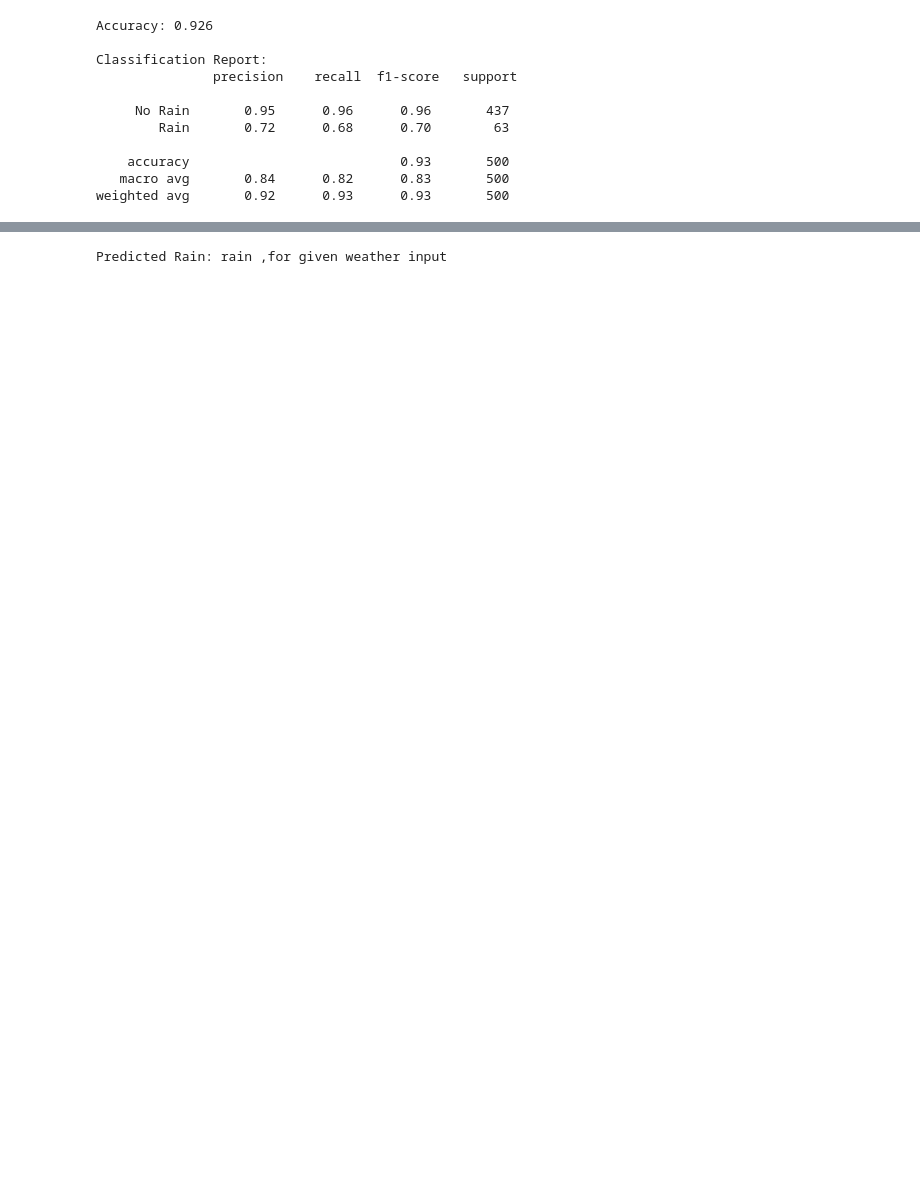
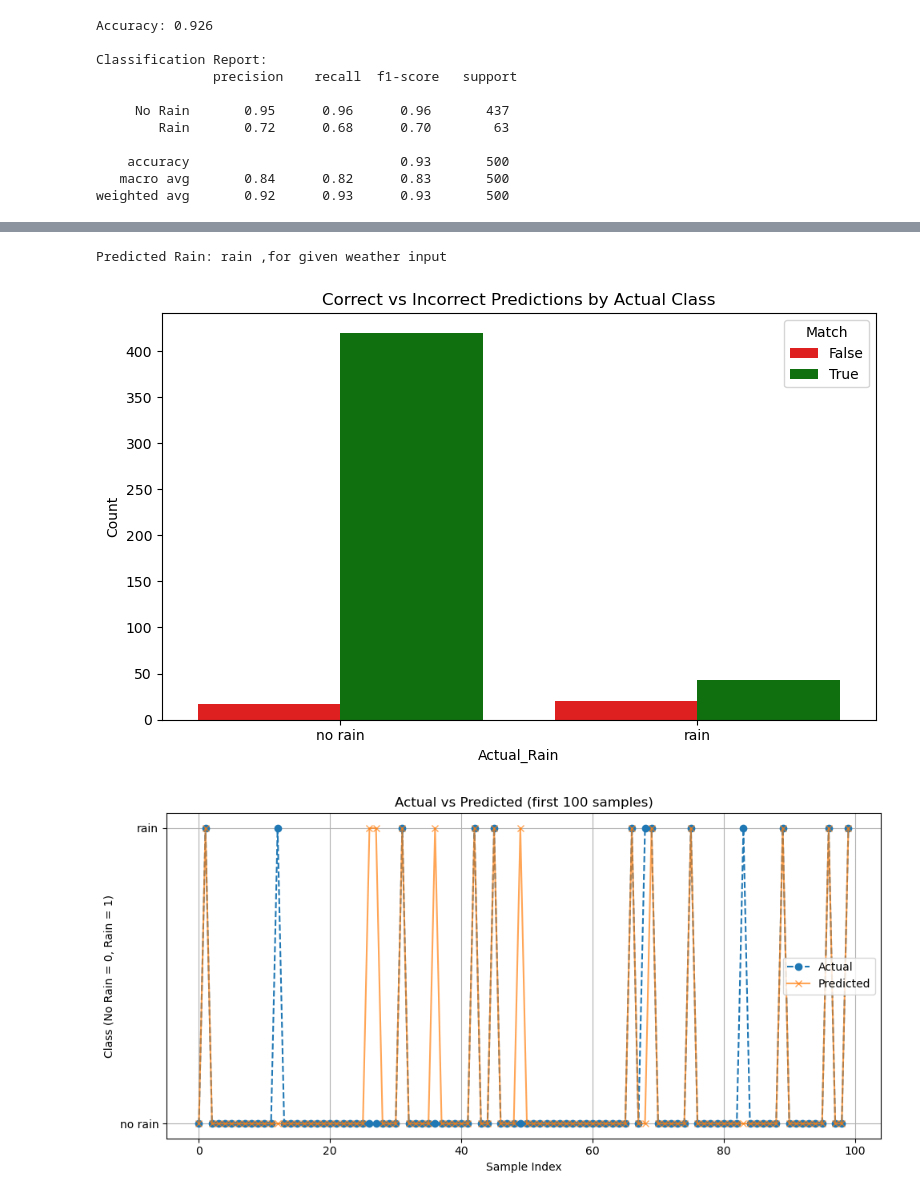
Before and after one commit to badtzmaruu/MLG382-CYO, a Jupyter notebook: Notebooks/Logistic_Regression_Train.ipynb, the cells around one changed output, grey strips where cells are left out. Drawn from its saved outputs; the diff is of its cells as text; code cells hidden in the pictures; blank space fills up the shorter version.

Commit message:
Added graphs to models and changed predictions saved directories

```diff
--- a/Notebooks/Logistic_Regression_Train.ipynb
+++ b/Notebooks/Logistic_Regression_Train.ipynb
@@ -9,6 +9,7 @@ import seaborn as sns
 import matplotlib.pyplot as plt
 import pickle
 from sklearn.model_selection import GridSearchCV
+from sklearn.metrics import roc_curve, auc, precision_recall_curve
 
 #Step 1: Import CSVs
 df_train = pd.read_csv('../Data/train_data.csv', delimiter=",")
@@ -67,7 +68,7 @@ plt.show()
 comparison_df = X_test.copy()
 comparison_df["Actual Rain"] = y_test.values
 comparison_df["Predicted Rain"] = predictions
-comparison_df.to_csv("../Artifacts/regression_prediction.csv", index=False)
+comparison_df.to_csv("../Data/regression_prediction.csv", index=False)
 
 #Prediction function
 def predict_weather(input_string):
@@ -79,30 +80,85 @@ def predict_weather(input_string):
     # Create DataFrame from input
     df_input = pd.DataFrame([input_data], columns=columns)
 
     # Convert numerical values from strings to floats
     df_input = df_input.apply(pd.to_numeric, errors='ignore')
 
     # Predict using the loaded model
     prediction = ln.predict(df_input)
 
     return prediction[0]
 
 #Example testing input from the csv file
 weather_input = "20.5,65,13.2,60,1012"
 
 #Print predicted grade
 print(f"Predicted Rain: {predict_weather(weather_input)} ,for given weather input")
+
+#Match Info for Bar Plot
+comparison_df["Actual_Rain"] = y_test
+comparison_df["Predicted_Rain"] = predictions
+comparison_df["Match"] = comparison_df["Actual_Rain"] == comparison_df["Predicted_Rain"]
+
+#Match Count Plot
+plt.figure(figsize=(8, 5))
+sns.countplot(data=comparison_df, x="Actual_Rain", hue="Match", palette={True: "green", False: "red"})
+plt.title("Correct vs Incorrect Predictions by Actual Class")
+plt.ylabel("Count")
+plt.tight_layout()
+plt.show()
+
+#Actual vs Predicted Scatter (first 100 samples)
+plt.figure(figsize=(10, 5))
+plt.plot(comparison_df["Actual_Rain"].values[:100], label="Actual", marker='o', linestyle='--')
+plt.plot(comparison_df["Predicted_Rain"].values[:100], label="Predicted", marker='x', alpha=0.7)
+plt.legend()
+plt.title("Actual vs Predicted (first 100 samples)")
+plt.xlabel("Sample Index")
+plt.ylabel("Class (No Rain = 0, Rain = 1)")
+plt.grid(True)
+plt.tight_layout()
+plt.show()
+
+#ROC Curve
+if hasattr(ln, "predict_proba"):
+    probs = ln.predict_proba(X_test_scaled)
+    probs_positive_class = probs[:, 1]
+    fpr, tpr, _ = roc_curve(y_test, probs_positive_class, pos_label='rain' if y_test.dtype == object else 1)
+    roc_auc = auc(fpr, tpr)
+
+    plt.figure(figsize=(7, 5))
+    plt.plot(fpr, tpr, color='blue', label=f"ROC Curve (AUC = {roc_auc:.2f})")
+    plt.plot([0, 1], [0, 1], linestyle='--', color='gray')
+    plt.xlabel("False Positive Rate")
+    plt.ylabel("True Positive Rate")
+    plt.title("ROC Curve")
+    plt.legend()
+    plt.tight_layout()
+    plt.show()
+
+    #Precision-Recall Curve
+    precision, recall, _ = precision_recall_curve(y_test, probs_positive_class, pos_label='rain' if y_test.dtype == object else 1)
+    plt.figure(figsize=(7, 5))
+    plt.plot(recall, precision, marker='.')
+    plt.title('Precision-Recall Curve')
+    plt.xlabel('Recall')
+    plt.ylabel('Precision')
+    plt.grid(True)
+    plt.tight_layout()
+    plt.show()
 # %% [output]
 Accuracy: 0.926
 
 Classification Report:
                precision    recall  f1-score   support
 
      No Rain       0.95      0.96      0.96       437
         Rain       0.72      0.68      0.70        63
 
     accuracy                           0.93       500
    macro avg       0.84      0.82      0.83       500
 weighted avg       0.92      0.93      0.93       500
 [figure]
 Predicted Rain: rain ,for given weather input
+[figure, added]
+[figure, added]
```
Also changed, not shown: parts of 1 cell of this notebook, 5 other files.
